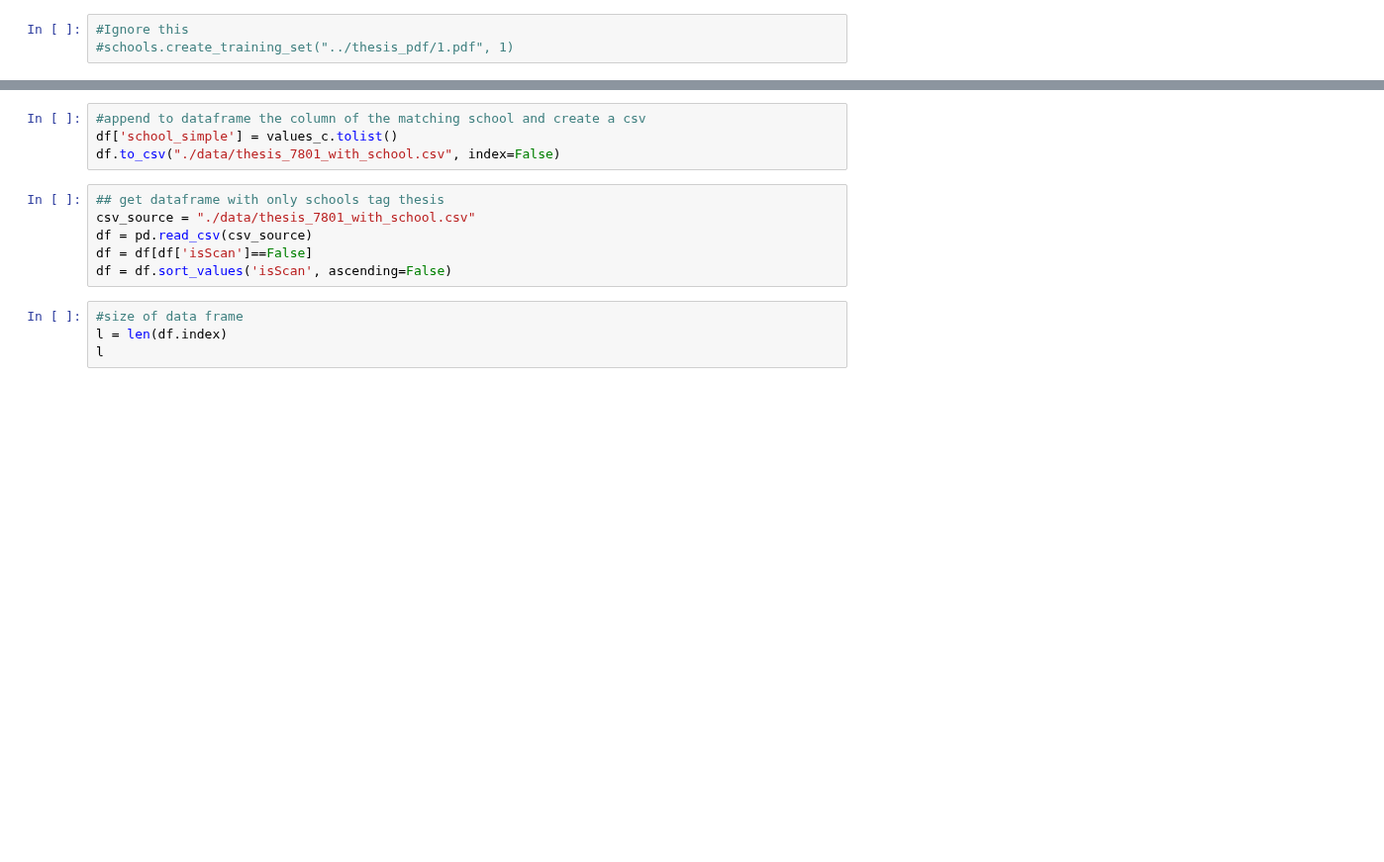
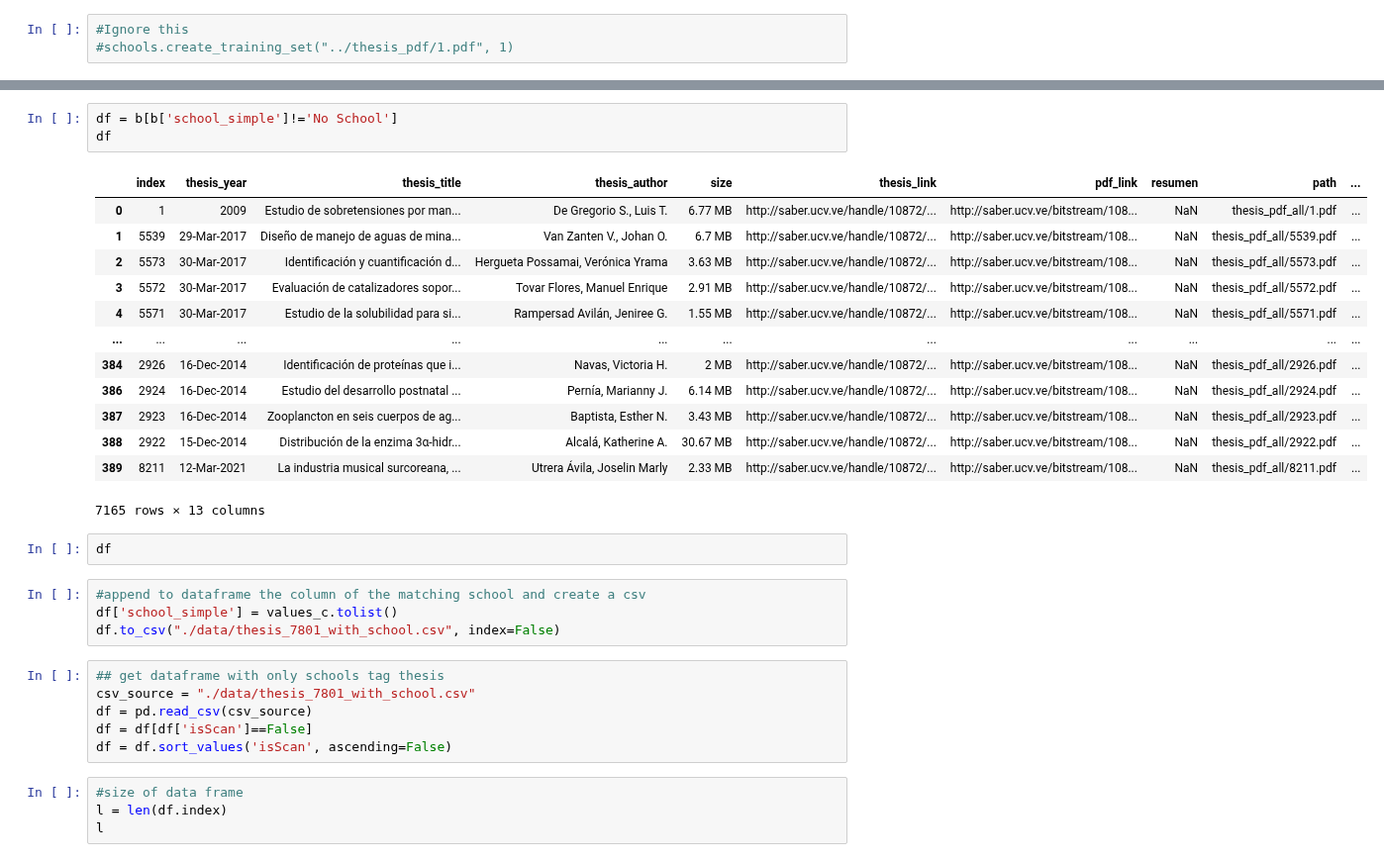
Before and after one commit to HighDeFing/thesis_v4, a Jupyter notebook: notebooks/school_matcher.ipynb, the cells around one changed output, grey strips where cells are left out. Shown at 99% size. Saved outputs shown, nothing was run; the diff lists cells and outputs as text; blank space fills up the shorter version.

Commit message:
school matcher with all schools

```diff
--- a/notebooks/school_matcher.ipynb
+++ b/notebooks/school_matcher.ipynb
@@ -214,3 +778,22 @@ values_c = check_vec("../"+df["path"],l)
+# %%
+df = b[b['school_simple']!='No School']
+df
+# %% [output]
+|  | index | thesis_year | thesis_title | thesis_author | size | thesis_link | pdf_link | resumen | path | ... |
+| 0 | 1 | 2009 | Estudio de sobretensiones por man... | De Gregorio S., Luis T. | 6.77 MB | http://saber.ucv.ve/handle/10872/... | http://saber.ucv.ve/bitstream/108... | NaN | thesis_pdf_all/1.pdf | ... |
+| 1 | 5539 | 29-Mar-2017 | Diseño de manejo de aguas de mina... | Van Zanten V., Johan O. | 6.7 MB | http://saber.ucv.ve/handle/10872/... | http://saber.ucv.ve/bitstream/108... | NaN | thesis_pdf_all/5539.pdf | ... |
+| 2 | 5573 | 30-Mar-2017 | Identificación y cuantificación d... | Hergueta Possamai, Verónica Yrama | 3.63 MB | http://saber.ucv.ve/handle/10872/... | http://saber.ucv.ve/bitstream/108... | NaN | thesis_pdf_all/5573.pdf | ... |
+| 3 | 5572 | 30-Mar-2017 | Evaluación de catalizadores sopor... | Tovar Flores, Manuel Enrique | 2.91 MB | http://saber.ucv.ve/handle/10872/... | http://saber.ucv.ve/bitstream/108... | NaN | thesis_pdf_all/5572.pdf | ... |
+| 4 | 5571 | 30-Mar-2017 | Estudio de la solubilidad para si... | Rampersad Avilán, Jeniree G. | 1.55 MB | http://saber.ucv.ve/handle/10872/... | http://saber.ucv.ve/bitstream/108... | NaN | thesis_pdf_all/5571.pdf | ... |
+| ... | ... | ... | ... | ... | ... | ... | ... | ... | ... | ... |
+| 384 | 2926 | 16-Dec-2014 | Identificación de proteínas que i... | Navas, Victoria H. | 2 MB | http://saber.ucv.ve/handle/10872/... | http://saber.ucv.ve/bitstream/108... | NaN | thesis_pdf_all/2926.pdf | ... |
+| 386 | 2924 | 16-Dec-2014 | Estudio del desarrollo postnatal ... | Pernía, Marianny J. | 6.14 MB | http://saber.ucv.ve/handle/10872/... | http://saber.ucv.ve/bitstream/108... | NaN | thesis_pdf_all/2924.pdf | ... |
+| 387 | 2923 | 16-Dec-2014 | Zooplancton en seis cuerpos de ag... | Baptista, Esther N. | 3.43 MB | http://saber.ucv.ve/handle/10872/... | http://saber.ucv.ve/bitstream/108... | NaN | thesis_pdf_all/2923.pdf | ... |
+| 388 | 2922 | 15-Dec-2014 | Distribución de la enzima 3α-hidr... | Alcalá, Katherine A. | 30.67 MB | http://saber.ucv.ve/handle/10872/... | http://saber.ucv.ve/bitstream/108... | NaN | thesis_pdf_all/2922.pdf | ... |
+| 389 | 8211 | 12-Mar-2021 | La industria musical surcoreana, ... | Utrera Ávila, Joselin Marly | 2.33 MB | http://saber.ucv.ve/handle/10872/... | http://saber.ucv.ve/bitstream/108... | NaN | thesis_pdf_all/8211.pdf | ... |
+7165 rows × 13 columns
+# %%
+df
 # %%
 #append to dataframe the column of the matching school and create a csv
 df['school_simple'] = values_c.tolist()
```
Also changed, not shown: parts of 82 cells of this notebook, 23 other files.
